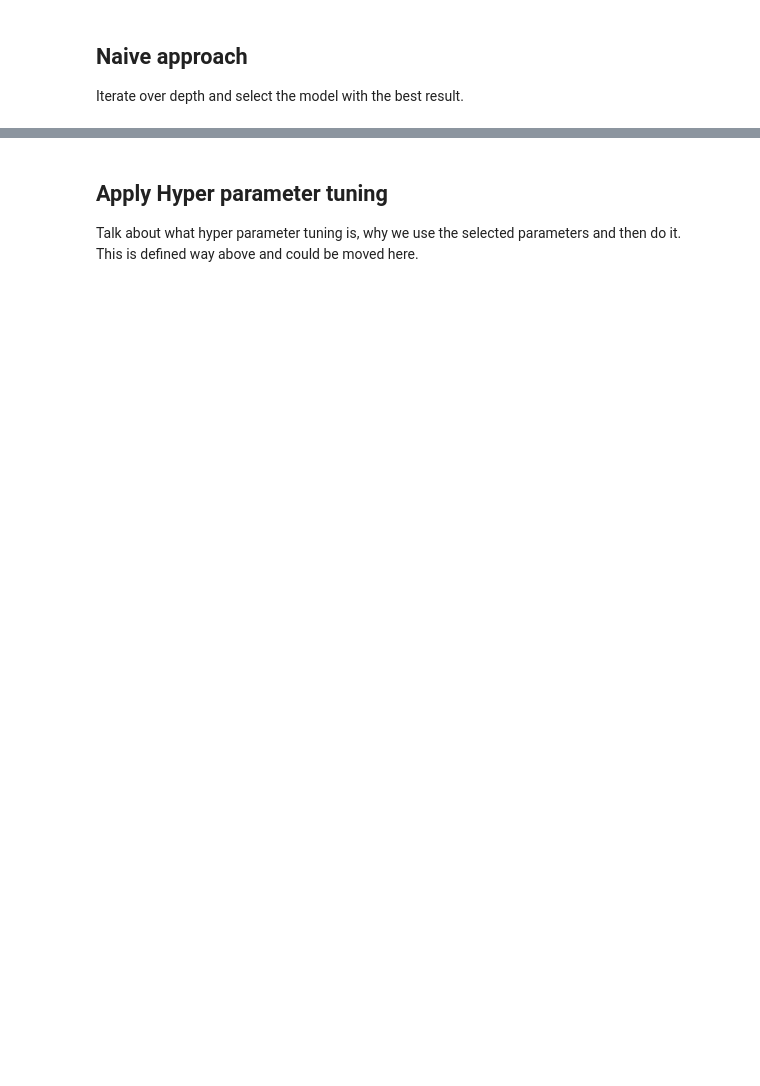
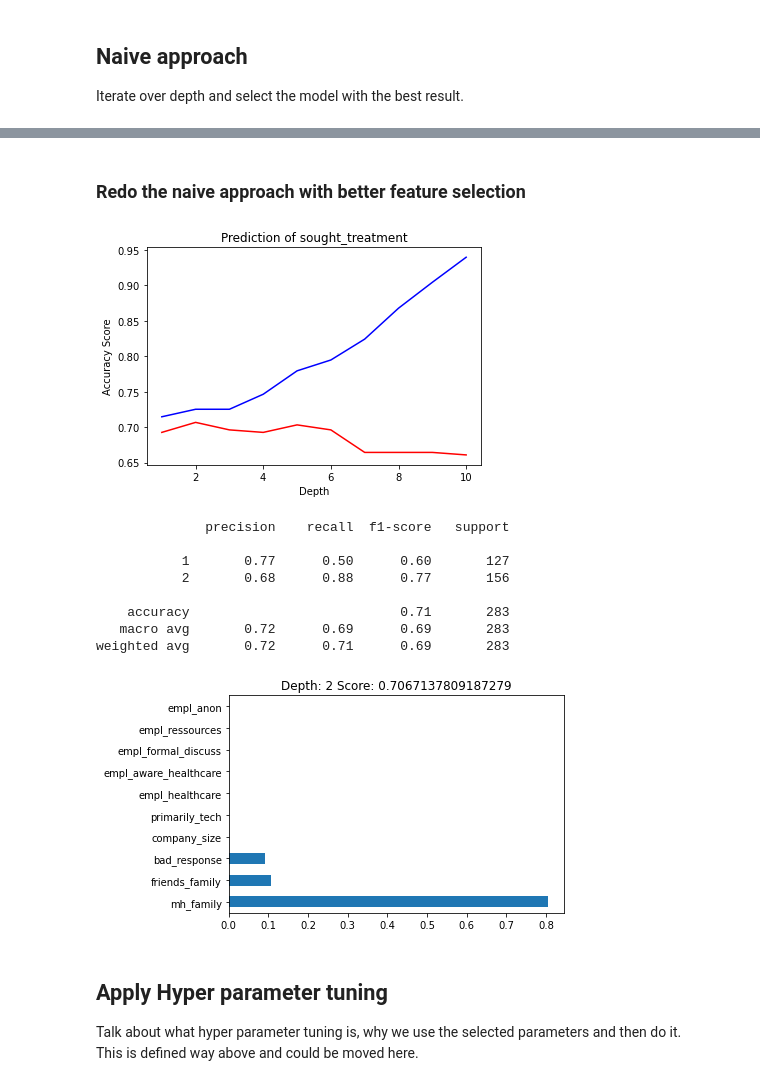
Before and after one commit to LeonOelenberg/DLI-OSMI-Mental-Health, a Jupyter notebook: Notebook.ipynb, the cells around one changed output, grey strips where cells are left out. Cells and saved outputs as stored; diff of their text form; code cells hidden in the pictures; blank space fills up the shorter version.

```diff
--- a/Notebook.ipynb
+++ b/Notebook.ipynb
@@ -507,3 +454,57 @@ Of course it would make more sense to not use presplit data, but for the sake of
+# %% [markdown]
+### Redo the naive approach with better feature selection
+# %%
+maxdepth = 10
+
+t_acc =[0]* maxdepth
+v_acc =[0]* maxdepth
+
+bestdepth = 1
+best_model = None
+bestscore = 0
+
+for depth in range(1,maxdepth +1):
+    # Specify Model
+    clf = DecisionTreeClassifier(max_depth=depth, random_state=42)
+    # FitModel
+    clf.fit(train_X , train_y)
+    # calculate mean absolute error on training instances
+    train_predictions = clf.predict(train_X)
+    t_acc[depth - 1] = accuracy_score(train_predictions, train_y)
+    # Make validation predictions and calculate mean absoluteerror
+    val_predictions = clf.predict(val_X)
+    v_acc[depth - 1] = accuracy_score(val_predictions, val_y)
+
+    if(v_acc[depth - 1] >= v_acc[bestdepth - 1]):
+        best_model = clf
+        bestdepth = depth
+        bestscore = v_acc[depth - 1]
+
+t_acc = np.asarray(t_acc)
+v_acc = np.asarray(v_acc)
+
+plt.plot(range(1,maxdepth +1),t_acc ,c="blue")
+plt.plot(range(1,maxdepth +1),v_acc ,c="red")
+plt.xlabel('Depth')
+plt.ylabel('Accuracy Score')
+plt.title('Prediction of ' + y.name)
+
+plt.show()
+
+feature_importance(best_model, bestdepth, bestscore)
+val_predictions = best_model.predict(val_X)
+print(classification_report(val_y, val_predictions))
+# %% [output]
+[figure, added]
+              precision    recall  f1-score   support
+
+           1       0.77      0.50      0.60       127
+           2       0.68      0.88      0.77       156
+
+    accuracy                           0.71       283
+   macro avg       0.72      0.69      0.69       283
+weighted avg       0.72      0.71      0.69       283
+[figure, added]
 # %% [markdown]
 ## Apply Hyper parameter tuning
 
```
Also changed, not shown: parts of 21 cells of this notebook, 2 other files.
